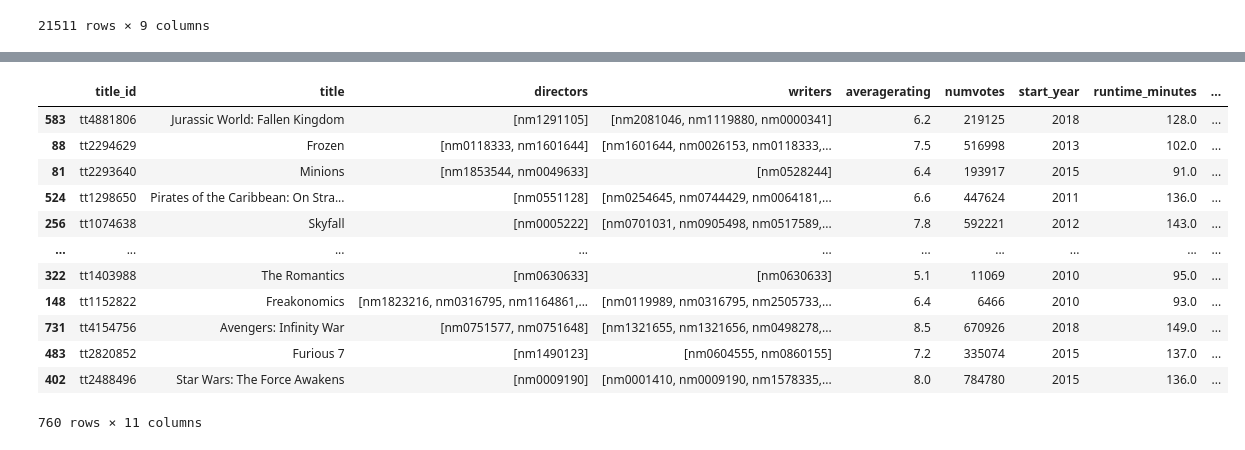
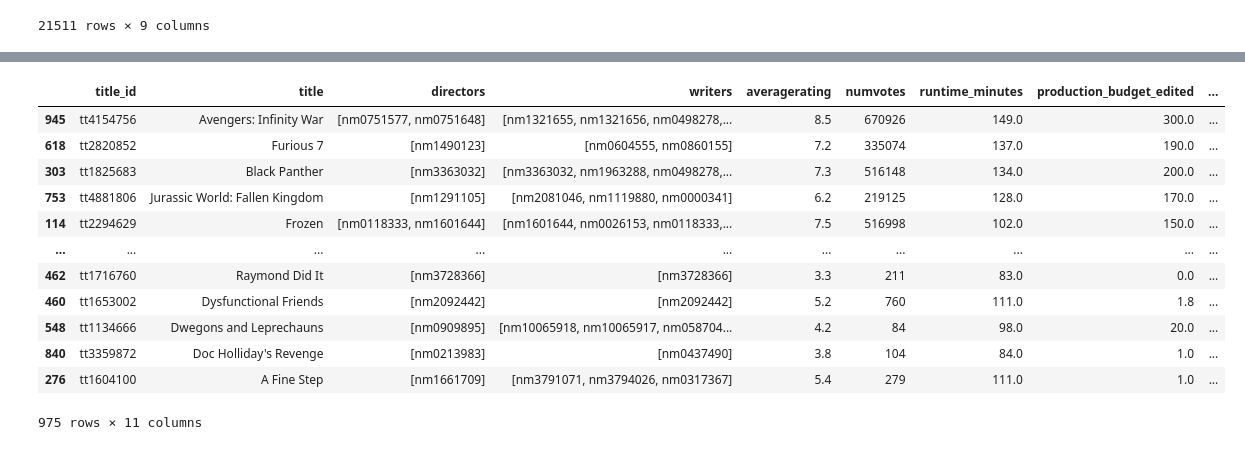
Before and after one commit to dt1086/Phase1_Project, a Jupyter notebook: crew_rating.ipynb, the cells around one changed output, grey strips where cells are left out. Saved outputs shown, nothing was run; the diff lists cells and outputs as text; code cells hidden in the pictures.

Commit message:
Fixed crew

```diff
--- a/crew_rating.ipynb
+++ b/crew_rating.ipynb
@@ -205,0 +216,21 @@ memory usage: 94.1+ KB
+# %%
+df_tn_movie_budgets['production_budget_edited'] = df_tn_movie_budgets.production_budget.str.replace('$', '')
+df_tn_movie_budgets['production_budget_edited'] = df_tn_movie_budgets['production_budget_edited'].str.replace(',', '')
+df_tn_movie_budgets['production_budget_edited'] = df_tn_movie_budgets['production_budget_edited'].astype(float)
+
+df_tn_movie_budgets['domestic_gross_edited'] = df_tn_movie_budgets.domestic_gross.str.replace('$', '')
+df_tn_movie_budgets['domestic_gross_edited'] = df_tn_movie_budgets['domestic_gross_edited'].str.replace(',', '')
+df_tn_movie_budgets['domestic_gross_edited'] = df_tn_movie_budgets['domestic_gross_edited'].astype(float)
+
+df_tn_movie_budgets['worldwide_gross_edited'] = df_tn_movie_budgets.worldwide_gross.str.replace('$', '')
+df_tn_movie_budgets['worldwide_gross_edited'] = df_tn_movie_budgets['worldwide_gross_edited'].str.replace(',', '')
+df_tn_movie_budgets['worldwide_gross_edited'] = df_tn_movie_budgets['worldwide_gross_edited'].astype(float)
+
+df_tn_movie_budgets['production_budget_edited'] = round((df_tn_movie_budgets['production_budget_edited'] / 1000000),1)
+df_tn_movie_budgets['domestic_gross_edited'] = round((df_tn_movie_budgets['domestic_gross_edited'] / 1000000),1)
+df_tn_movie_budgets['worldwide_gross_edited'] = round((df_tn_movie_budgets['worldwide_gross_edited'] / 1000000),1)
+
+df_tn_movie_budgets['release_date'] = pd.to_datetime(df_tn_movie_budgets['release_date'])
+df_tn_movie_budgets['year'] = pd.DatetimeIndex(df_tn_movie_budgets['release_date']).year
+# %%
+df_tn_movie_budgets = df_tn_movie_budgets.loc[:,['movie', 'production_budget_edited', 'domestic_gross_edited','worldwide_gross_edited','year']]
@@ -220,7 +267,12 @@ movie_title_crew_rating_df
 | 21510 | 26653 | tt9562694 | Alien Warfare | [nm1371053] | [nm6188062, nm10597982, nm5703427] | 2.6 | 1509 | 2019 | 88.0 |
 21511 rows × 9 columns
 # %%
-df_bmg = df_bmg.loc[:,['title','domestic_gross','foreign_gross','year']]
-movie_title_crew_rating_df = movie_title_crew_rating_df.merge(df_bmg, left_on=['title','start_year'], right_on=['title','year'])
+movie_title_crew_rating_df = movie_title_crew_rating_df.merge(df_tn_movie_budgets, left_on=['title','start_year'], right_on=['movie','year'])
 movie_title_crew_rating_df = movie_title_crew_rating_df.dropna()
 movie_title_crew_rating_df = movie_title_crew_rating_df.drop(['index'], axis=1)
+# %%
+movie_title_crew_rating_df = movie_title_crew_rating_df.loc[:,['title_id','title','directors','writers',
+                                                               'averagerating','numvotes','runtime_minutes',
+                                                              'production_budget_edited','domestic_gross_edited',
+                                                              'worldwide_gross_edited','year']]
+movie_title_crew_rating_df
@@ -227,17 +293,17 @@ movie_title_crew_rating_df = movie_title_crew_rating_df.drop(['index'], axis=1)
 # %%
-movie_title_crew_rating_df.sort_values('foreign_gross', ascending=False)
+movie_title_crew_rating_df.sort_values('worldwide_gross_edited', ascending=False)
 # %% [output]
-|  | title_id | title | directors | writers | averagerating | numvotes | start_year | runtime_minutes | ... |
-| 583 | tt4881806 | Jurassic World: Fallen Kingdom | [nm1291105] | [nm2081046, nm1119880, nm0000341] | 6.2 | 219125 | 2018 | 128.0 | ... |
-| 88 | tt2294629 | Frozen | [nm0118333, nm1601644] | [nm1601644, nm0026153, nm0118333,... | 7.5 | 516998 | 2013 | 102.0 | ... |
-| 81 | tt2293640 | Minions | [nm1853544, nm0049633] | [nm0528244] | 6.4 | 193917 | 2015 | 91.0 | ... |
-| 524 | tt1298650 | Pirates of the Caribbean: On Stra... | [nm0551128] | [nm0254645, nm0744429, nm0064181,... | 6.6 | 447624 | 2011 | 136.0 | ... |
-| 256 | tt1074638 | Skyfall | [nm0005222] | [nm0701031, nm0905498, nm0517589,... | 7.8 | 592221 | 2012 | 143.0 | ... |
+|  | title_id | title | directors | writers | averagerating | numvotes | runtime_minutes | production_budget_edited | ... |
+| 945 | tt4154756 | Avengers: Infinity War | [nm0751577, nm0751648] | [nm1321655, nm1321656, nm0498278,... | 8.5 | 670926 | 149.0 | 300.0 | ... |
+| 618 | tt2820852 | Furious 7 | [nm1490123] | [nm0604555, nm0860155] | 7.2 | 335074 | 137.0 | 190.0 | ... |
+| 303 | tt1825683 | Black Panther | [nm3363032] | [nm3363032, nm1963288, nm0498278,... | 7.3 | 516148 | 134.0 | 200.0 | ... |
+| 753 | tt4881806 | Jurassic World: Fallen Kingdom | [nm1291105] | [nm2081046, nm1119880, nm0000341] | 6.2 | 219125 | 128.0 | 170.0 | ... |
+| 114 | tt2294629 | Frozen | [nm0118333, nm1601644] | [nm1601644, nm0026153, nm0118333,... | 7.5 | 516998 | 102.0 | 150.0 | ... |
 | ... | ... | ... | ... | ... | ... | ... | ... | ... | ... |
-| 322 | tt1403988 | The Romantics | [nm0630633] | [nm0630633] | 5.1 | 11069 | 2010 | 95.0 | ... |
-| 148 | tt1152822 | Freakonomics | [nm1823216, nm0316795, nm1164861,... | [nm0119989, nm0316795, nm2505733,... | 6.4 | 6466 | 2010 | 93.0 | ... |
-| 731 | tt4154756 | Avengers: Infinity War | [nm0751577, nm0751648] | [nm1321655, nm1321656, nm0498278,... | 8.5 | 670926 | 2018 | 149.0 | ... |
-| 483 | tt2820852 | Furious 7 | [nm1490123] | [nm0604555, nm0860155] | 7.2 | 335074 | 2015 | 137.0 | ... |
-| 402 | tt2488496 | Star Wars: The Force Awakens | [nm0009190] | [nm0001410, nm0009190, nm1578335,... | 8.0 | 784780 | 2015 | 136.0 | ... |
+| 462 | tt1716760 | Raymond Did It | [nm3728366] | [nm3728366] | 3.3 | 211 | 83.0 | 0.0 | ... |
+| 460 | tt1653002 | Dysfunctional Friends | [nm2092442] | [nm2092442] | 5.2 | 760 | 111.0 | 1.8 | ... |
+| 548 | tt1134666 | Dwegons and Leprechauns | [nm0909895] | [nm10065918, nm10065917, nm058704... | 4.2 | 84 | 98.0 | 20.0 | ... |
+| 840 | tt3359872 | Doc Holliday's Revenge | [nm0213983] | [nm0437490] | 3.8 | 104 | 84.0 | 1.0 | ... |
+| 276 | tt1604100 | A Fine Step | [nm1661709] | [nm3791071, nm3794026, nm0317367] | 5.4 | 279 | 111.0 | 1.0 | ... |
-760 rows × 11 columns
+975 rows × 11 columns
 # %%
```
Also changed, not shown: parts of 15 cells of this notebook, 1 other file.
